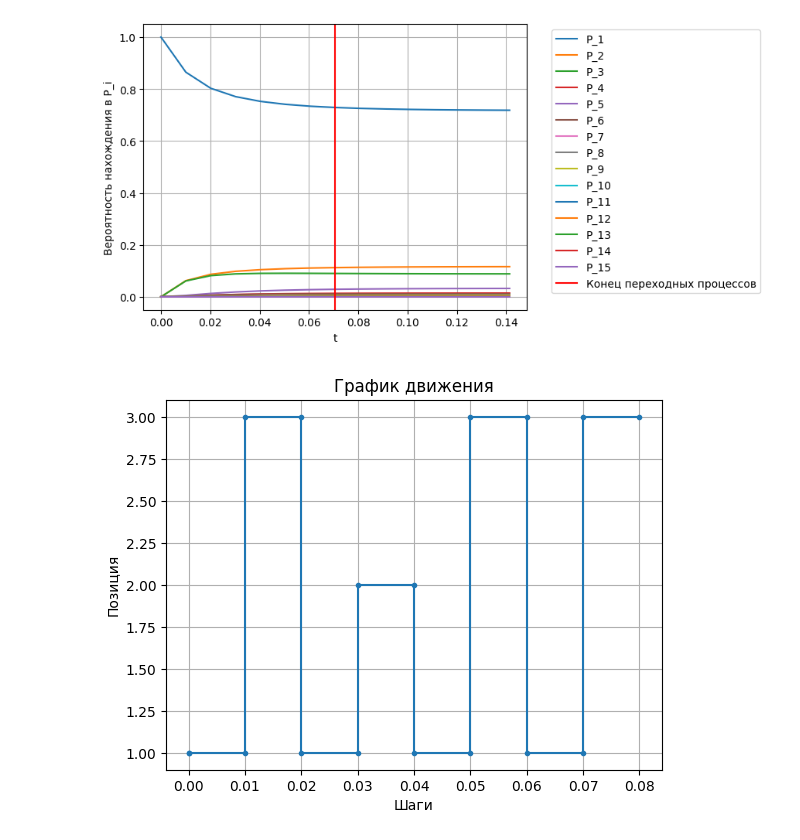
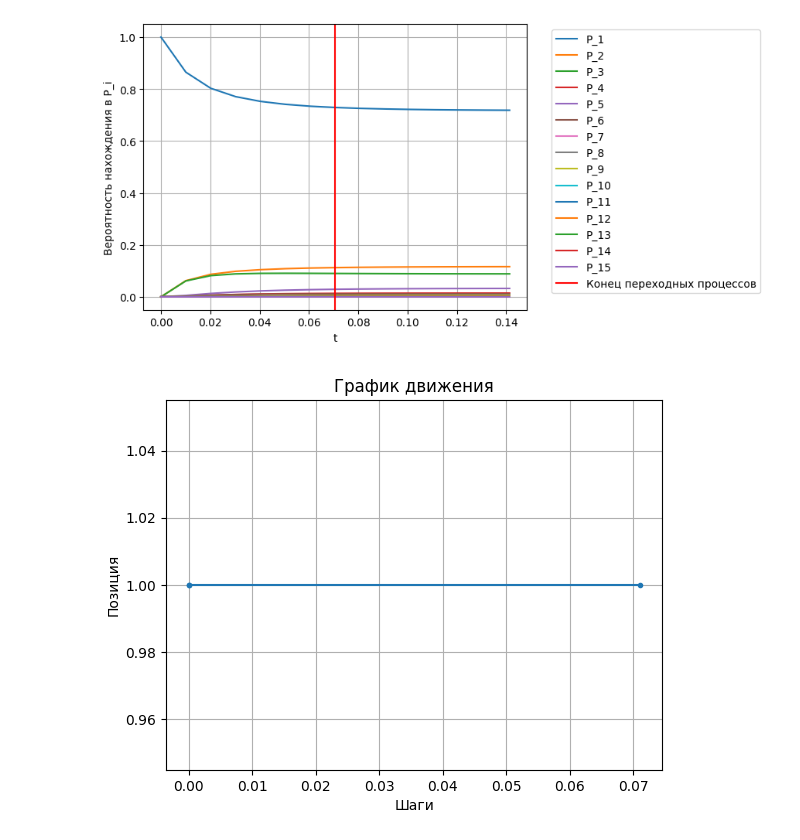
Before and after one commit to polden-1/AMaIMonSL, a Jupyter notebook: ДЗ2-2/prog.ipynb, the cells around one changed output. Saved outputs shown, nothing was run; the diff lists cells and outputs as text; code cells hidden in the pictures.

```diff
--- a/ДЗ2-2/prog.ipynb
+++ b/ДЗ2-2/prog.ipynb
@@ -380,7 +380,7 @@ for i in range(len_matrix):
 
 t = 0
 t_count = 100
-t_step = 1 / t_count
+t_step = 1 / (t_count * 10)
 start_position = 0
 current_position = start_position
 prev_position = -1
@@ -397,35 +397,35 @@ while t < t_shift:
 
     lambda_i = -intense_matrix[current_position, current_position]  # Суммарная интенсивность выхода
     if lambda_i > 0:
-        t_freeze = -np.log(np.random.uniform(int(time()))) / lambda_i  # Генерация экспоненциального времени
+        t_freeze = np.log(np.random.uniform(int(time()))%1) / -lambda_i  # Генерация экспоненциального времени
     else:
         t_freeze = np.inf  # Остаемся в этом состоянии навсегда
     t_freeze += t
 
     t_start = t
     while t < t_freeze and t < t_shift or t == t_start:
         t+= t_step
 
     position_history.append([t_start, current_position + 1])
     position_history.append([t, current_position + 1])
 
     prev_position = current_position
     current_position = next_position
     position_entry[current_position] = position_entry.get(current_position, 0) + 1
 
 
 
 steps, positions = zip(*position_history)
 plt.plot(steps, positions, marker='.', linestyle='-')
 plt.xlabel("Шаги")
 plt.ylabel("Позиция")
 plt.title("График движения")
 plt.grid(True)
 plt.show()
 
     # position_entry_matrix.append([[i], [position_entry[k] for k in range(len(position_entry))]])
 # %% [output]
-[figure, old version]
+[figure, new version]
 # %%
 
 position_entry_matrix = []
```
Also changed, not shown: parts of 1 cell of this notebook.
